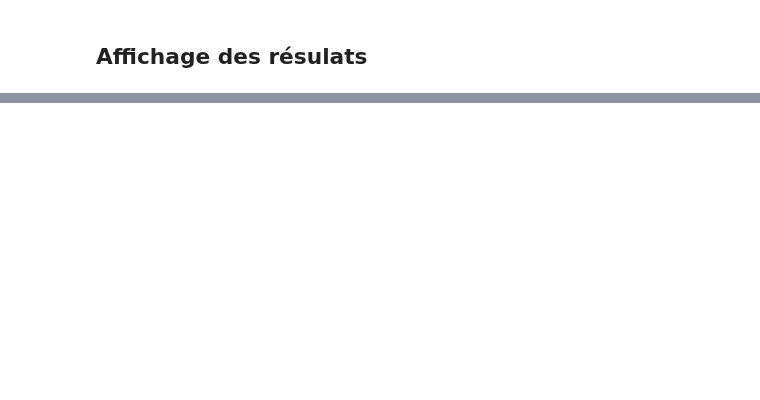
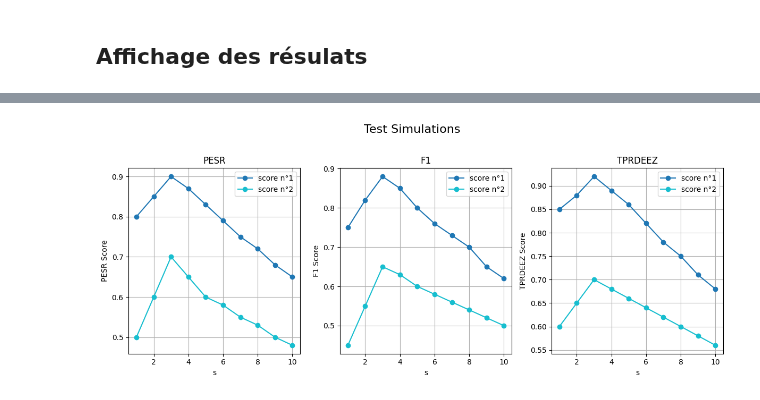
Before and after one commit to AymenBlk/STAGE-GENEVE, a Jupyter notebook: AYMEN/EXPLORATION/CAS LINEAIRE/OUTILS/Basis.ipynb, the cells around one changed output, grey strips where cells are left out. Drawn from its saved outputs; the diff is of its cells as text; code cells hidden in the pictures; blank space fills up the shorter version.

```diff
--- a/AYMEN/EXPLORATION/CAS LINEAIRE/OUTILS/Basis.ipynb
+++ b/AYMEN/EXPLORATION/CAS LINEAIRE/OUTILS/Basis.ipynb
@@ -57,0 +55,25 @@ plot_scores(scores, x_range, "Test Scores")
+# %%
+from linear_tools import plot_simulations
+
+# Create sample data
+x_range = list(range(1, 11))
+scores_1 = {
+    'pesr': [0.8, 0.85, 0.9, 0.87, 0.83, 0.79, 0.75, 0.72, 0.68, 0.65],
+    'f1': [0.75, 0.82, 0.88, 0.85, 0.80, 0.76, 0.73, 0.70, 0.65, 0.62],
+    'tprdeez': [0.85, 0.88, 0.92, 0.89, 0.86, 0.82, 0.78, 0.75, 0.71, 0.68]
+}
+scores_2 = {
+    'pesr': [0.5, 0.6, 0.7, 0.65, 0.6, 0.58, 0.55, 0.53, 0.5, 0.48],
+    'f1': [0.45, 0.55, 0.65, 0.63, 0.6, 0.58, 0.56, 0.54, 0.52, 0.5],
+    'tprdeez': [0.6, 0.65, 0.7, 0.68, 0.66, 0.64, 0.62, 0.6, 0.58, 0.56],
+}
+
+# Test the function
+simulations = {
+    'score n°1': scores_1,
+    'score n°2': scores_2
+}
+
+plot_simulations(simulations, x_range, "Test Simulations")
+# %% [output]
+[figure, added]
```
Also changed, not shown: parts of 2 cells of this notebook, 5 other files.
